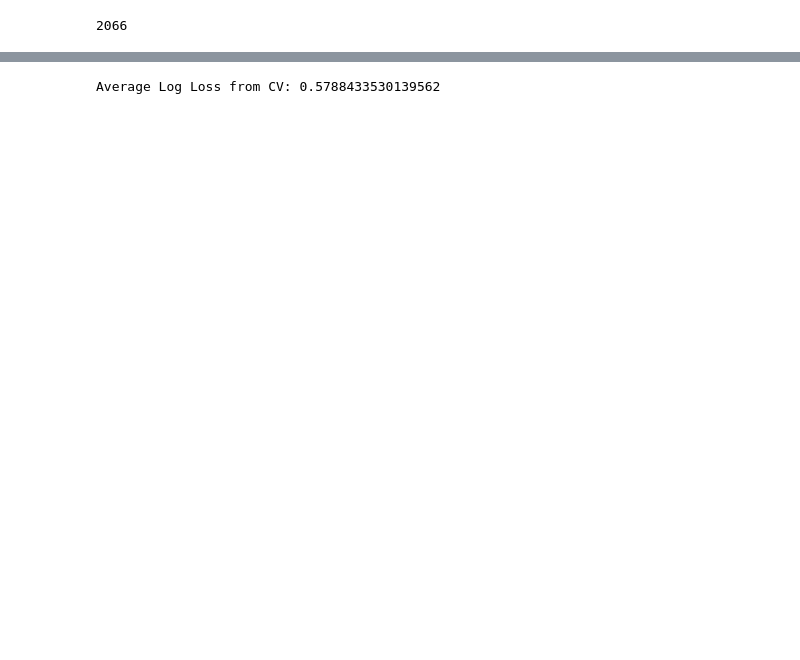
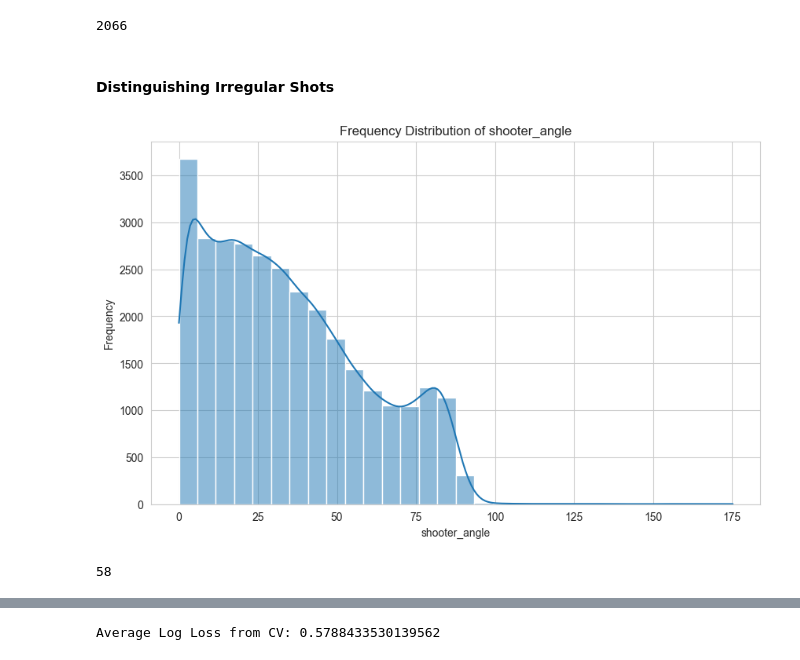
Before and after one commit to timseymour42/shotquality-offensive-rebounding, a Jupyter notebook: orbd_prediction.ipynb, the cells around one changed output, grey strips where cells are left out. Cells and saved outputs as stored; diff of their text form; code cells hidden in the pictures; blank space fills up the shorter version.

```diff
--- a/orbd_prediction.ipynb
+++ b/orbd_prediction.ipynb
@@ -1547,3 +1566,27 @@ def_pivoted_test['Fastbreak Probable'] = def_pivoted_test.apply(lambda x: 1 if x
 def_pivoted['Fastbreak Probable'].sum()
 # %% [output]
 2066
+# %% [markdown]
+#### **Distinguishing Irregular Shots**
+# %%
+import pandas as pd
+import matplotlib.pyplot as plt
+import seaborn as sns
+
+# Assuming shot_distance_data_ is your DataFrame
+sns.set_style("whitegrid")
+plt.figure(figsize=(10, 6))
+
+# Histogram for the 'def_distance_mean' column
+sns.histplot(def_pivoted['shooter_angle_max'], bins=30, kde=True)
+
+plt.title('Frequency Distribution of shooter_angle')
+plt.xlabel('shooter_angle')
+plt.ylabel('Frequency')
+plt.show()
+# %% [output]
+[figure, added]
+# %%
+len(def_pivoted[def_pivoted.shooter_angle_max > 92.5])
+# %% [output]
+58
```
Also changed, not shown: parts of 73 cells of this notebook, 1 other file.
